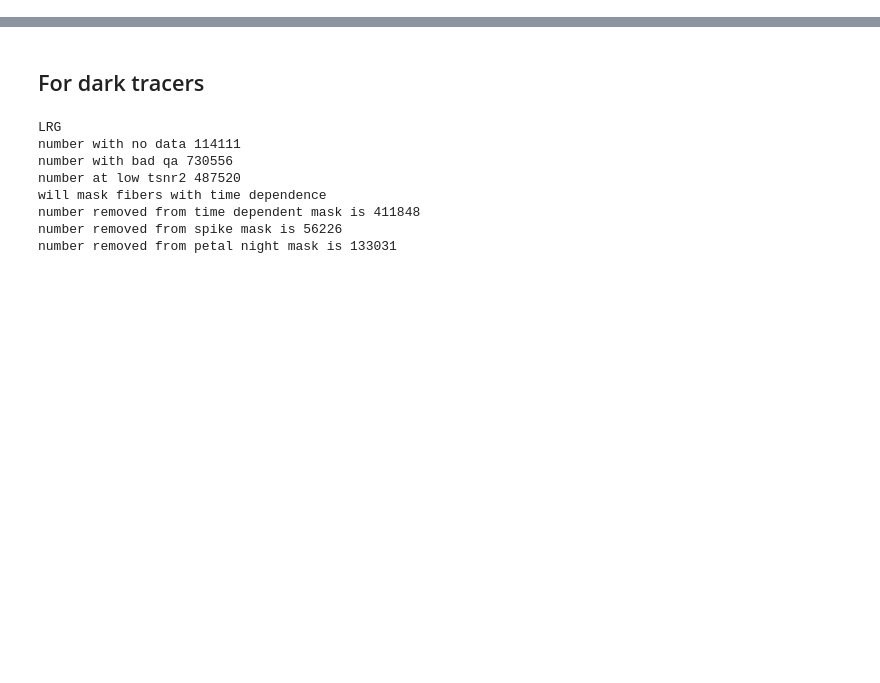
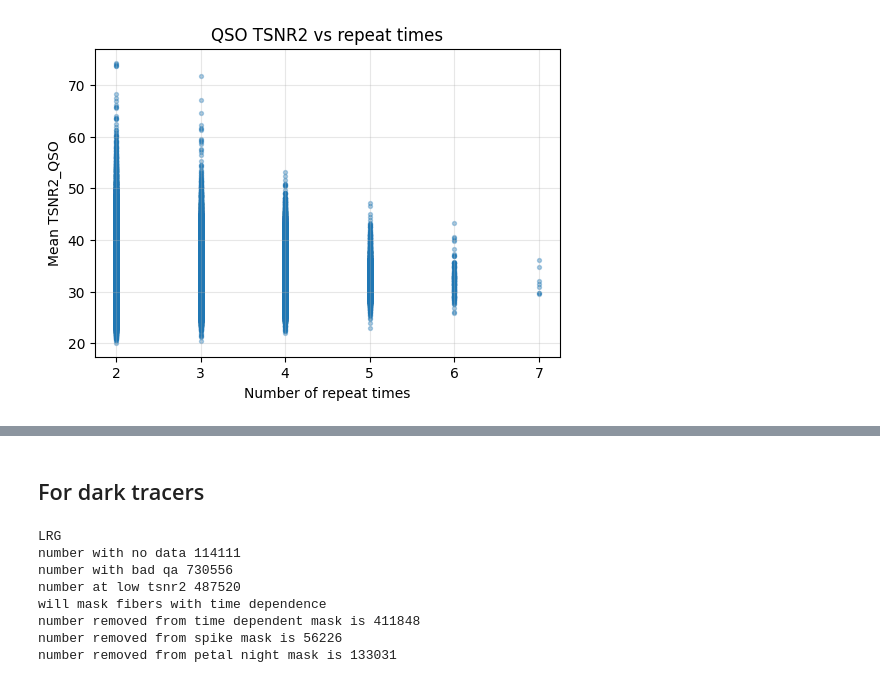
Before and after one commit to ShengyuHE/desi_y3_redshift_errors, a Jupyter notebook: main/repeat_obs/notebooks/specf_repeats.ipynb, the cells around one changed output, grey strips where cells are left out. Cells and saved outputs as stored; diff of their text form; code cells hidden in the pictures; blank space fills up the shorter version.

```diff
--- a/main/repeat_obs/notebooks/specf_repeats.ipynb
+++ b/main/repeat_obs/notebooks/specf_repeats.ipynb
@@ -92,0 +164,39 @@ plt.hist(data['TSNR2_ELG'])
+# %%
+from astropy.table import Table
+import numpy as np
+import matplotlib.pyplot as plt
+
+rep = Table.read("/pscratch/sd/s/shengyu/repeats/DA2/loa-v1/QSOrepeats_info.fits")
+lss_ids = np.load(f"/pscratch/sd/s/shengyu/repeats/DA2/loa-v1/{tracer}_target_ids.npy")
+
+sel_lss = np.isin(rep["TARGETID"], lss_ids)
+sel = np.isfinite(rep[f"{zcol}_1"]) & np.isfinite(rep[f"{zcol}_2"])
+rep = rep[sel & sel_lss]
+
+targetid = np.asarray(rep["TARGETID"])
+tsnr1 = np.asarray(rep["TSNR2_QSO_1"])
+tsnr2 = np.asarray(rep["TSNR2_QSO_2"])
+
+uniq_tid, first_idx, inverse, counts = np.unique(
+    targetid,
+    return_index=True,
+    return_inverse=True,
+    return_counts=True,
+)
+
+repeat_times = counts + 1
+sum_tsnr2 = np.bincount(inverse, weights=tsnr2)
+
+# mean over the unique observations for each object:
+# first TSNR2_QSO_1 once + all TSNR2_QSO_2 values
+tsnr2_mean = (tsnr1[first_idx] + sum_tsnr2) / repeat_times
+
+plt.figure(figsize=(6, 4))
+plt.scatter(repeat_times, tsnr2_mean, s=8, alpha=0.35)
+plt.xlabel("Number of repeat times")
+plt.ylabel("Mean TSNR2_QSO")
+plt.title("QSO TSNR2 vs repeat times")
+plt.grid(alpha=0.3)
+plt.show()
+# %% [output]
+[figure, added]
```
Also changed, not shown: parts of 25 cells of this notebook, 6 other files.
